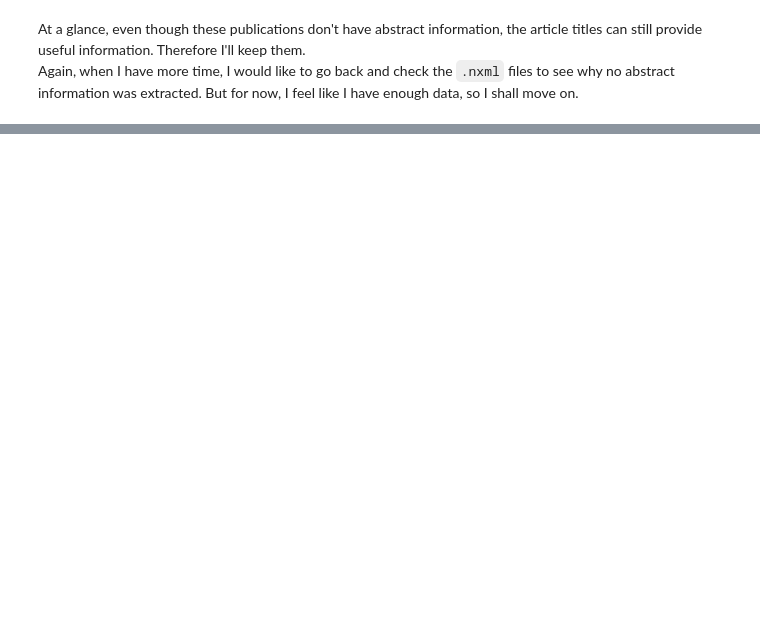
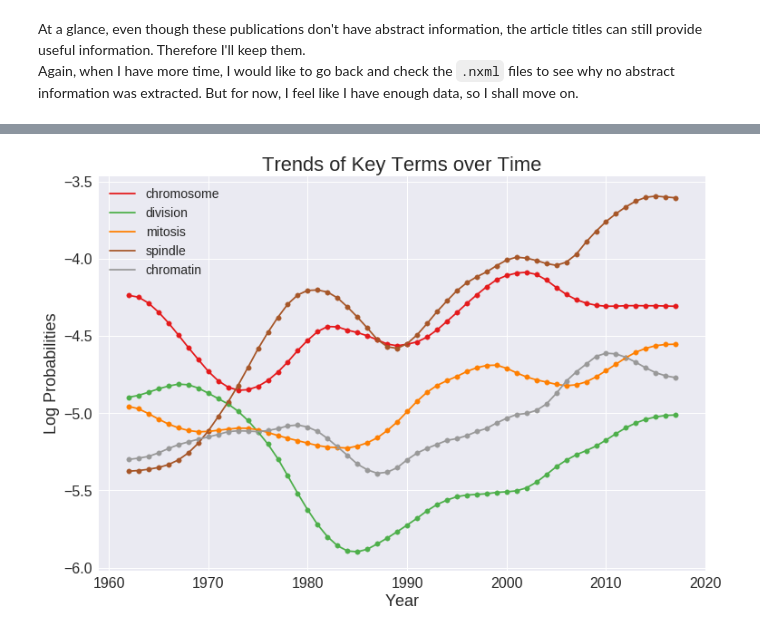
Before and after one commit to Ailuropoda1864/PMC-text-mining, a Jupyter notebook: jcb_10topics.ipynb, the cells around one changed output, grey strips where cells are left out. Saved outputs shown, nothing was run; the diff lists cells and outputs as text; code cells hidden in the pictures; blank space fills up the shorter version.

```diff
--- a/extract from nxml.ipynb
+++ b/jcb_10topics.ipynb
@@ -403,0 +817,9 @@ df.to_csv('/media/fay/38E0D529E0D4EE5E/Users/Fay/Documents/GA/GA_capstone/data/p
+# %%
+terms = ['chromosome',
+         'division',
+         'mitosis',
+         'spindle',
+         'chromatin']
+plot_term_trends('02', jcb, word2id_path, output_prefix, terms, figsize=(12, 8))
+# %% [output]
+[figure, added]
```
Also changed, not shown: parts of 44 cells of this notebook.
